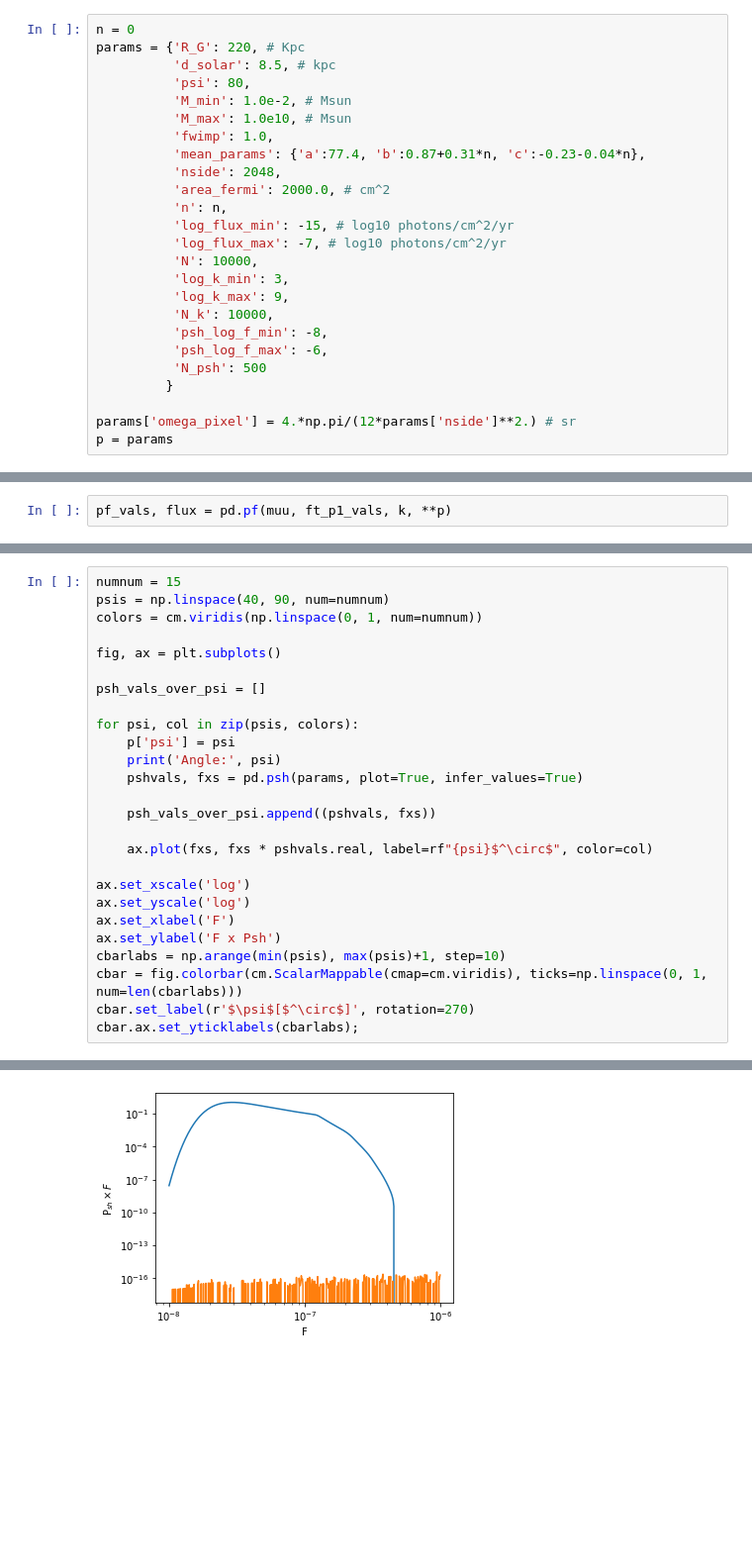
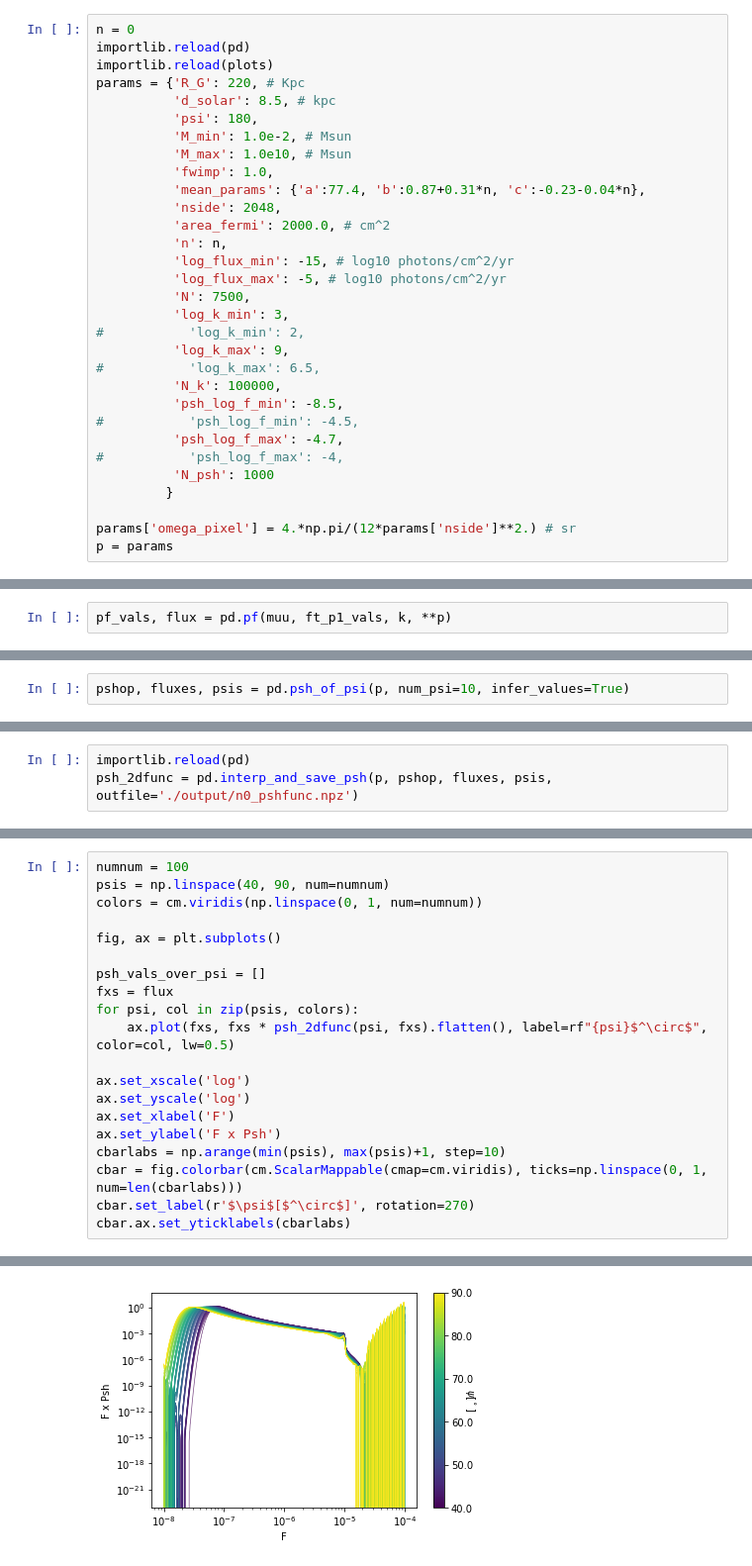
Before and after one commit to runburg/dm_gal_substructure, a Jupyter notebook: n0_swave.ipynb, the cells around one changed output, grey strips where cells are left out. Shown: that part at 99% size. Drawn from its saved outputs; the diff is of its cells as text; blank space fills up the shorter version.

```diff
--- a/n0_swave.ipynb
+++ b/n0_swave.ipynb
@@ -15,9 +15,11 @@ from IPython.core.display import display, HTML
 display(HTML("<style>.container { width:100% !important; }</style>"))
 # %%
 n = 0
+importlib.reload(pd)
+importlib.reload(plots)
 params = {'R_G': 220, # Kpc
           'd_solar': 8.5, # kpc
-          'psi': 80,
+          'psi': 180,
           'M_min': 1.0e-2, # Msun
           'M_max': 1.0e10, # Msun
           'fwimp': 1.0,
@@ -26,14 +28,18 @@ params = {'R_G': 220, # Kpc
           'area_fermi': 2000.0, # cm^2
           'n': n,
           'log_flux_min': -15, # log10 photons/cm^2/yr
-          'log_flux_max': -7, # log10 photons/cm^2/yr
-          'N': 10000,
+          'log_flux_max': -5, # log10 photons/cm^2/yr
+          'N': 7500,
           'log_k_min': 3,
+#           'log_k_min': 2,
           'log_k_max': 9,
-          'N_k': 10000,
-          'psh_log_f_min': -8,
-          'psh_log_f_max': -6,
-          'N_psh': 500
+#           'log_k_max': 6.5,
+          'N_k': 100000,
+          'psh_log_f_min': -8.5,
+#           'psh_log_f_min': -4.5,
+          'psh_log_f_max': -4.7,
+#           'psh_log_f_max': -4,
+          'N_psh': 1000
          }
 
 params['omega_pixel'] = 4.*np.pi/(12*params['nside']**2.) # sr
@@ -97,0 +103,2 @@ print(f' \int F Psh: {integrate.simps(pshvals[startl:limi].real * fxs[startl:lim
+# %%
+pshop, fluxes, psis = pd.psh_of_psi(p, num_psi=10, infer_values=True)
@@ -97,0 +129,3 @@ print(f' \int F Psh: {integrate.simps(pshvals[startl:limi].real * fxs[startl:lim
+# %%
+importlib.reload(pd)
+psh_2dfunc = pd.interp_and_save_psh(p, pshop, fluxes, psis, outfile='./output/n0_pshfunc.npz')
@@ -98,20 +134,14 @@ print(f' \int F Psh: {integrate.simps(pshvals[startl:limi].real * fxs[startl:lim
 # %%
-numnum = 15
+numnum = 100
 psis = np.linspace(40, 90, num=numnum)
 colors = cm.viridis(np.linspace(0, 1, num=numnum))
 
 fig, ax = plt.subplots()
 
 psh_vals_over_psi = []
-
+fxs = flux
 for psi, col in zip(psis, colors):
-    p['psi'] = psi
-    print('Angle:', psi)
-    pshvals, fxs = pd.psh(params, plot=True, infer_values=True)
-
-    psh_vals_over_psi.append((pshvals, fxs))
-
-    ax.plot(fxs, fxs * pshvals.real, label=rf"{psi}$^\circ$", color=col)
+    ax.plot(fxs, fxs * psh_2dfunc(psi, fxs).flatten(), label=rf"{psi}$^\circ$", color=col, lw=0.5)
 
 ax.set_xscale('log')
 ax.set_yscale('log')
@@ -120,5 +150,5 @@ ax.set_ylabel('F x Psh')
 cbarlabs = np.arange(min(psis), max(psis)+1, step=10)
 cbar = fig.colorbar(cm.ScalarMappable(cmap=cm.viridis), ticks=np.linspace(0, 1, num=len(cbarlabs)))
 cbar.set_label(r'$\psi$[$^\circ$]', rotation=270)
-cbar.ax.set_yticklabels(cbarlabs);
+cbar.ax.set_yticklabels(cbarlabs)
 # %% [output]
@@ -142 +161 @@ percent error = -0.16%
-[figure, old version]
+[figure, new version]
```
Also changed, not shown: parts of 18 cells of this notebook, 4 other files.
